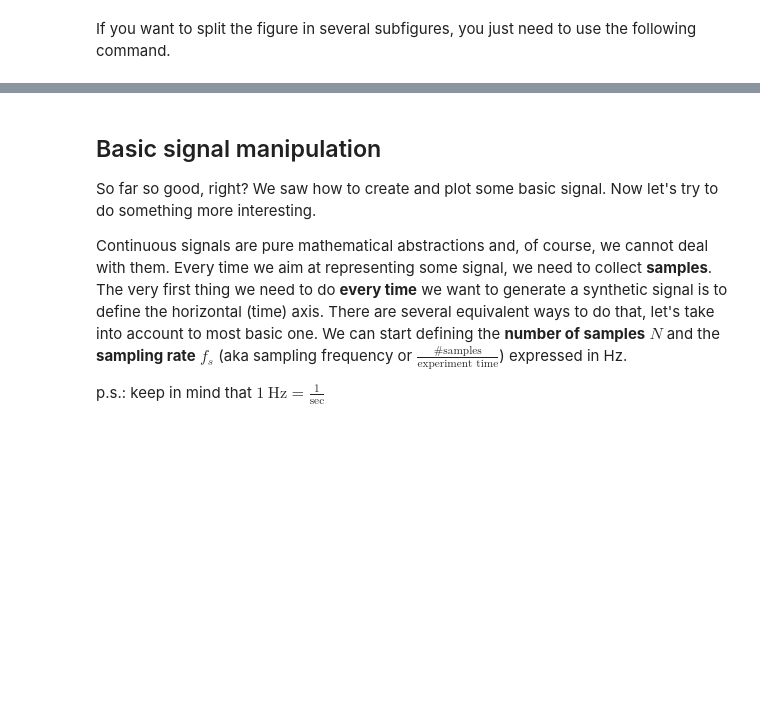
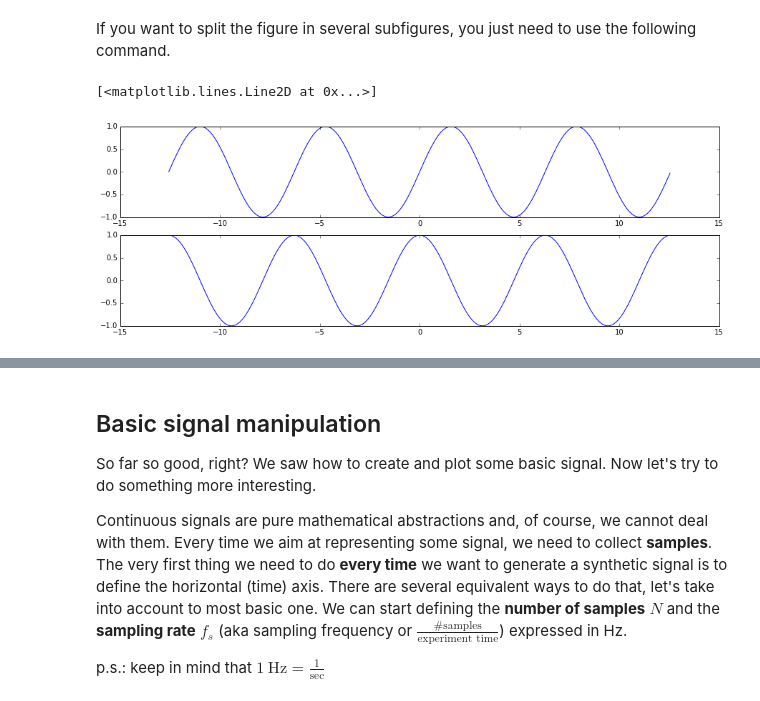
Before and after one commit to federicobozzini/unige-digital-signal-image-processing, a Jupyter notebook: lab0_part1/lab0_p1_STUDENTS.ipynb, the cells around one changed output, grey strips where cells are left out. Drawn from its saved outputs; the diff is of its cells as text; code cells hidden in the pictures; blank space fills up the shorter version.

```diff
--- a/lab0_part1/lab0_p1_STUDENTS.ipynb
+++ b/lab0_part1/lab0_p1_STUDENTS.ipynb
@@ -116,9 +153,14 @@ If you want to split the figure in several subfigures, you just need to use the
 # %%
 plt.subplot(2,1,1) # 2 rows, 1 column, write in position 1
 # --- complete here --- #
+plt.plot(a, np.sin(a))
 
 plt.subplot(2,1,2) # 2 rows, 1 column, write in position 2
 # --- complete here --- #
+plt.plot(a, np.cos(a))
+# %% [output]
+[<matplotlib.lines.Line2D at 0x...>]
+[figure, added]
 # %% [markdown]
 ### Few observations on signals and sampling
 
```
Also changed, not shown: parts of 27 cells of this notebook.
